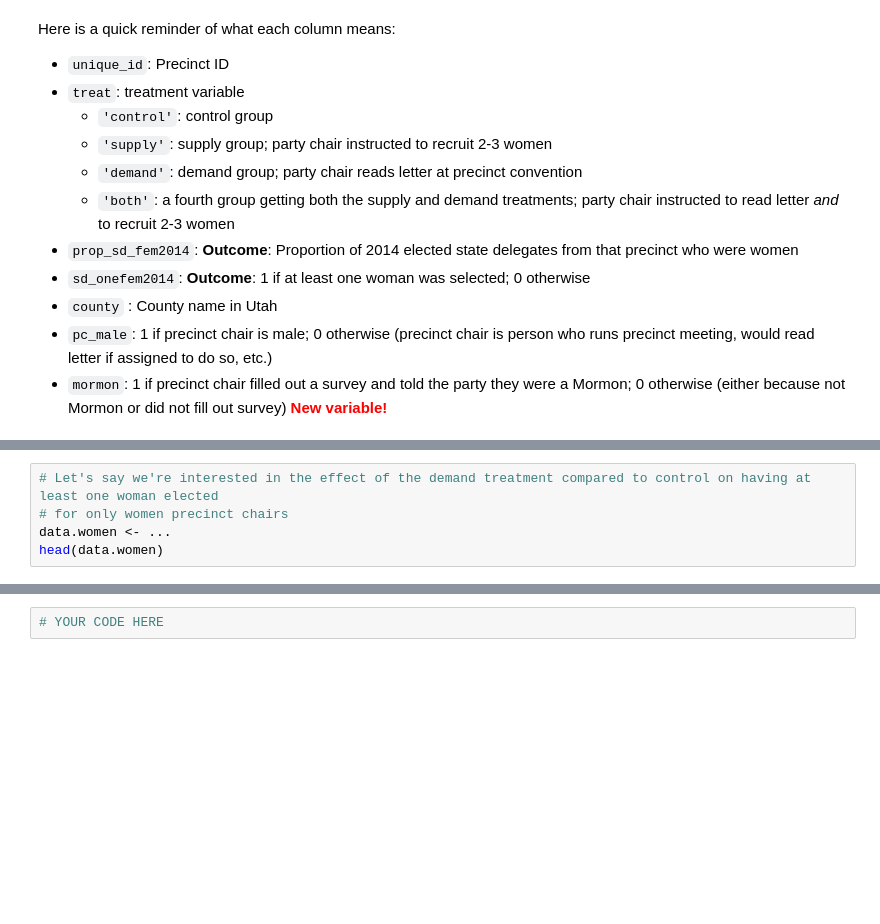
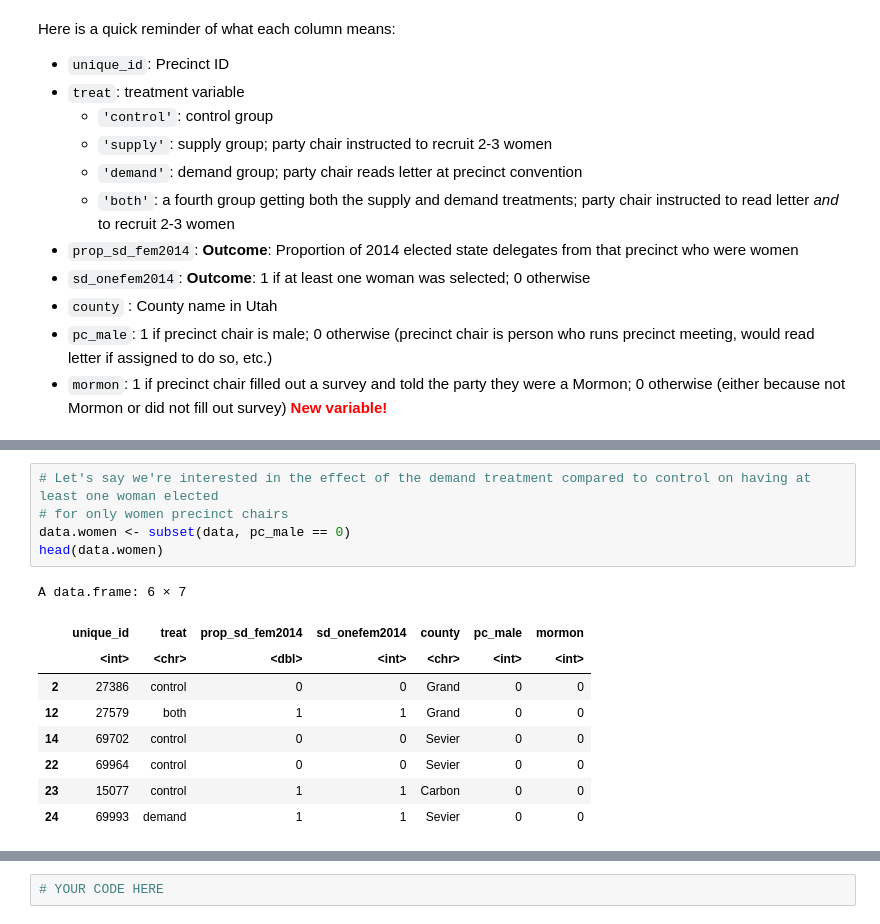
Before and after one commit to alanyan19/ps3, a Jupyter notebook: Week8_Lecture1SANDBOX.ipynb, the cells around one changed output, grey strips where cells are left out. Saved outputs shown, nothing was run; the diff lists cells and outputs as text; blank space fills up the shorter version.

```diff
--- a/Week8_Lecture1SANDBOX.ipynb
+++ b/Week8_Lecture1SANDBOX.ipynb
@@ -51,6 +94,16 @@ demand.effect.men
 # %%
 # Let's say we're interested in the effect of the demand treatment compared to control on having at least one woman elected
 # for only women precinct chairs
-data.women <- ...
+data.women <- subset(data, pc_male == 0)
 head(data.women)
+# %% [output]
+A data.frame: 6 × 7
+|  | unique_id | treat | prop_sd_fem2014 | sd_onefem2014 | county | pc_male | mormon |
+|  | <int> | <chr> | <dbl> | <int> | <chr> | <int> | <int> |
+| 2 | 27386 | control | 0 | 0 | Grand | 0 | 0 |
+| 12 | 27579 | both | 1 | 1 | Grand | 0 | 0 |
+| 14 | 69702 | control | 0 | 0 | Sevier | 0 | 0 |
+| 22 | 69964 | control | 0 | 0 | Sevier | 0 | 0 |
+| 23 | 15077 | control | 1 | 1 | Carbon | 0 | 0 |
+| 24 | 69993 | demand | 1 | 1 | Sevier | 0 | 0 |
 # %%
```
Also changed, not shown: parts of 8 cells of this notebook, 1 other file.
